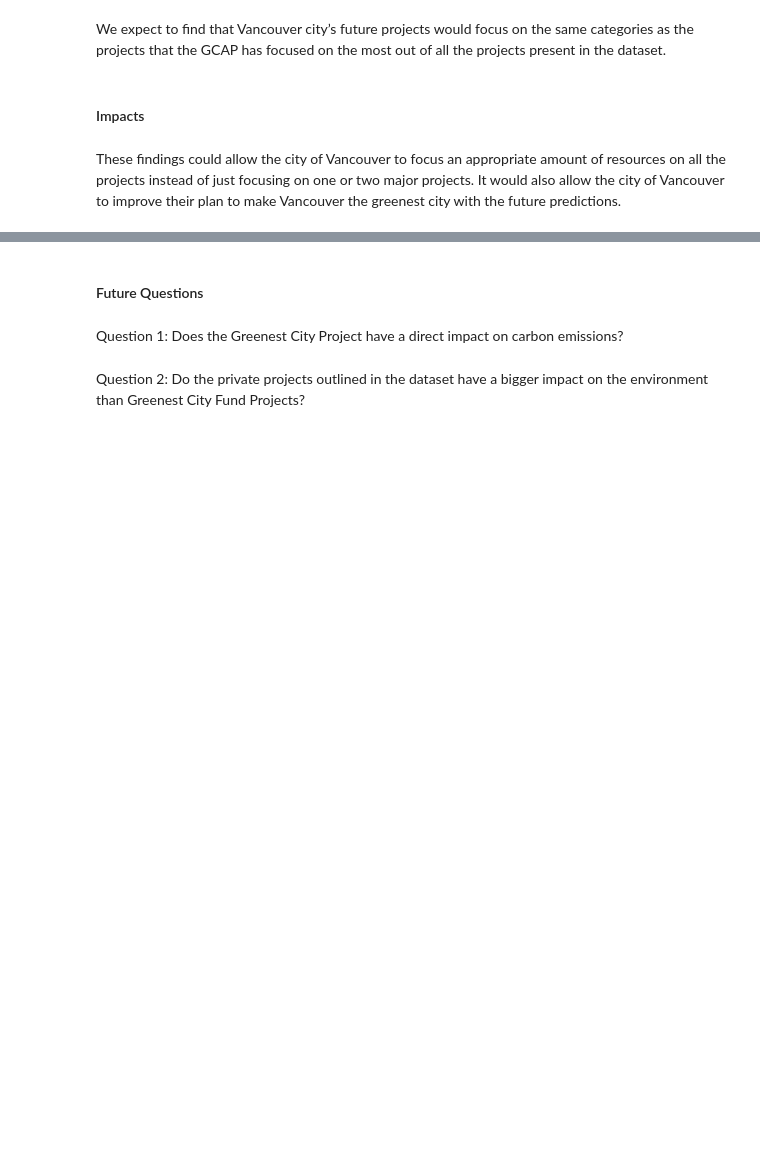
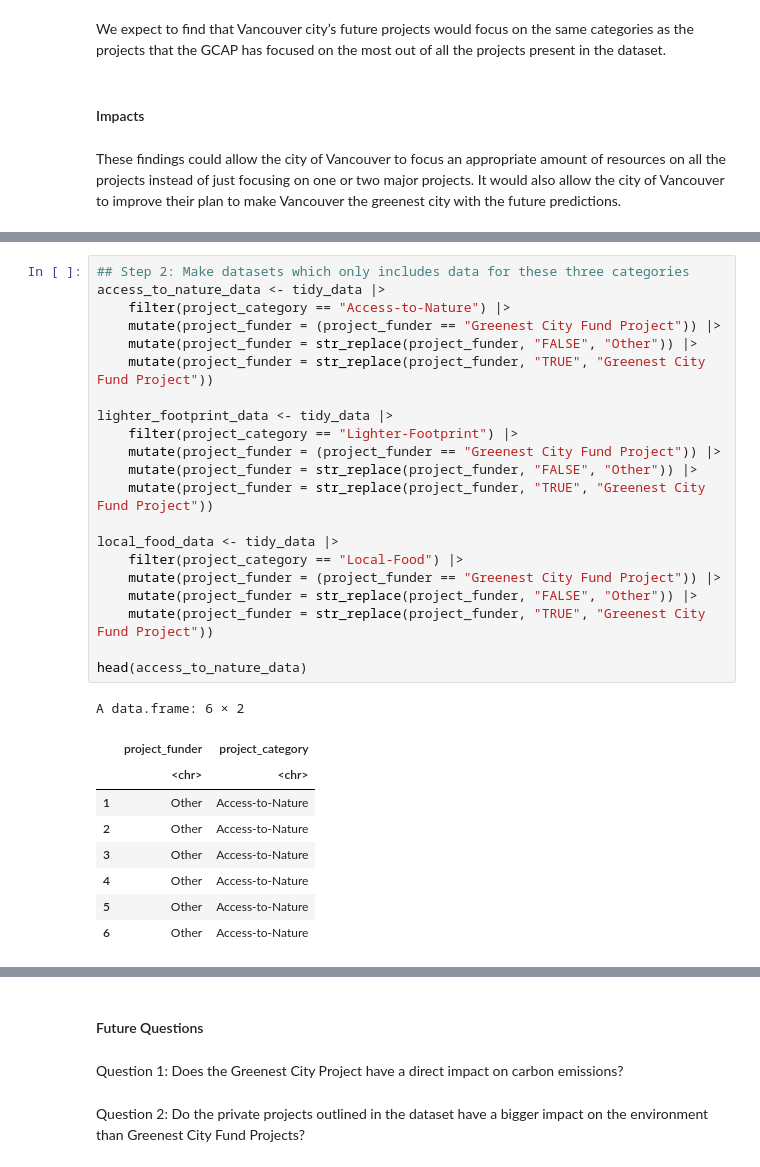
Before and after one commit to ayushtvora/stat-201-project, a Jupyter notebook: report.ipynb, the cells around one changed output, grey strips where cells are left out. Cells and saved outputs as stored; diff of their text form; blank space fills up the shorter version.

```diff
--- a/report.ipynb
+++ b/report.ipynb
@@ -145,0 +189,31 @@ These findings could allow the city of Vancouver to focus an appropriate amount
+# %%
+## Step 2: Make datasets which only includes data for these three categories
+access_to_nature_data <- tidy_data |>
+    filter(project_category == "Access-to-Nature") |>
+    mutate(project_funder = (project_funder == "Greenest City Fund Project")) |>
+    mutate(project_funder = str_replace(project_funder, "FALSE", "Other")) |>
+    mutate(project_funder = str_replace(project_funder, "TRUE", "Greenest City Fund Project"))
+
+lighter_footprint_data <- tidy_data |>
+    filter(project_category == "Lighter-Footprint") |>
+    mutate(project_funder = (project_funder == "Greenest City Fund Project")) |>
+    mutate(project_funder = str_replace(project_funder, "FALSE", "Other")) |>
+    mutate(project_funder = str_replace(project_funder, "TRUE", "Greenest City Fund Project"))
+
+local_food_data <- tidy_data |>
+    filter(project_category == "Local-Food") |>
+    mutate(project_funder = (project_funder == "Greenest City Fund Project")) |>
+    mutate(project_funder = str_replace(project_funder, "FALSE", "Other")) |>
+    mutate(project_funder = str_replace(project_funder, "TRUE", "Greenest City Fund Project"))
+
+head(access_to_nature_data)
+# %% [output]
+A data.frame: 6 × 2
+|  | project_funder | project_category |
+|  | <chr> | <chr> |
+| 1 | Other | Access-to-Nature |
+| 2 | Other | Access-to-Nature |
+| 3 | Other | Access-to-Nature |
+| 4 | Other | Access-to-Nature |
+| 5 | Other | Access-to-Nature |
+| 6 | Other | Access-to-Nature |
```
Also changed, not shown: parts of 7 cells of this notebook.
